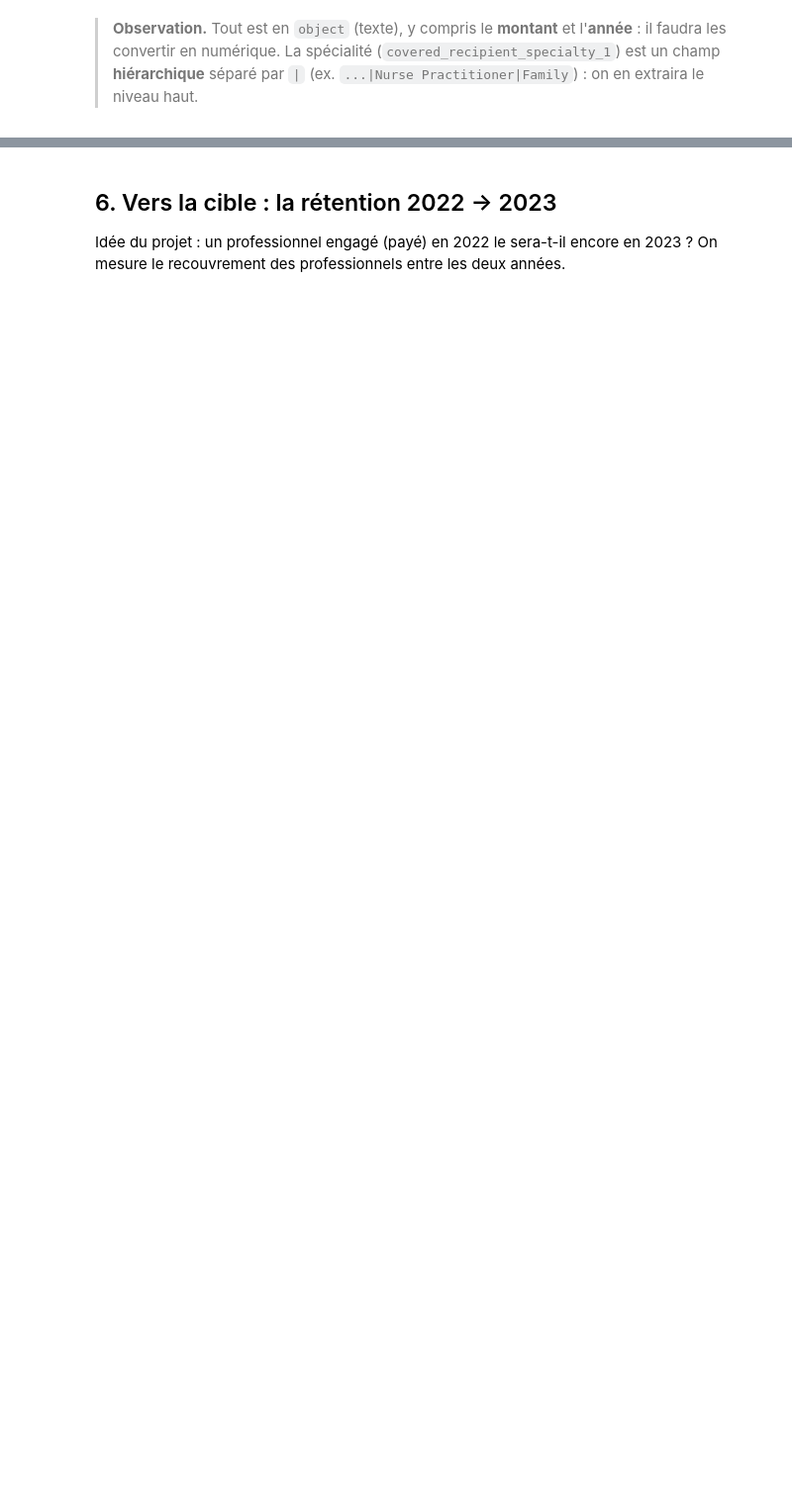
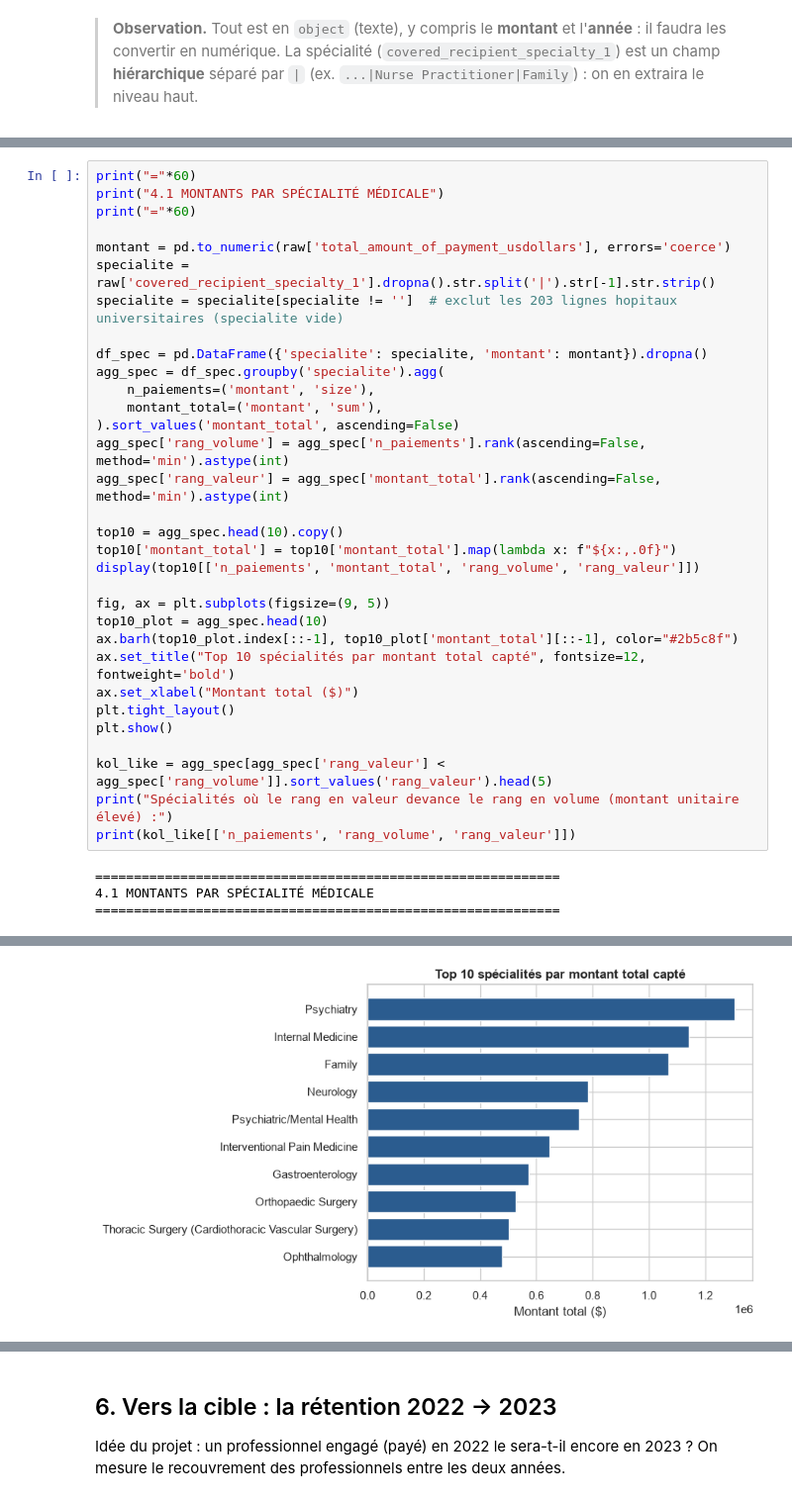
Before and after one commit to juliettebm/pharma-commercial-genai, a Jupyter notebook: notebooks/01_exploration.ipynb, the cells around one changed output, grey strips where cells are left out. Shown at 99% size. Saved outputs shown, nothing was run; the diff lists cells and outputs as text; blank space fills up the shorter version.

```diff
--- a/notebooks/01_exploration.ipynb
+++ b/notebooks/01_exploration.ipynb
@@ -161,0 +567,36 @@ Name: count, dtype: int64
+# %%
+print("="*60)
+print("4.1 MONTANTS PAR SPÉCIALITÉ MÉDICALE")
+print("="*60)
+
+montant = pd.to_numeric(raw['total_amount_of_payment_usdollars'], errors='coerce')
+specialite = raw['covered_recipient_specialty_1'].dropna().str.split('|').str[-1].str.strip()
+specialite = specialite[specialite != '']  # exclut les 203 lignes hopitaux universitaires (specialite vide)
+
+df_spec = pd.DataFrame({'specialite': specialite, 'montant': montant}).dropna()
+agg_spec = df_spec.groupby('specialite').agg(
+    n_paiements=('montant', 'size'),
+    montant_total=('montant', 'sum'),
+).sort_values('montant_total', ascending=False)
+agg_spec['rang_volume'] = agg_spec['n_paiements'].rank(ascending=False, method='min').astype(int)
+agg_spec['rang_valeur'] = agg_spec['montant_total'].rank(ascending=False, method='min').astype(int)
+
+top10 = agg_spec.head(10).copy()
+top10['montant_total'] = top10['montant_total'].map(lambda x: f"${x:,.0f}")
+display(top10[['n_paiements', 'montant_total', 'rang_volume', 'rang_valeur']])
+
+fig, ax = plt.subplots(figsize=(9, 5))
+top10_plot = agg_spec.head(10)
+ax.barh(top10_plot.index[::-1], top10_plot['montant_total'][::-1], color="#2b5c8f")
+ax.set_title("Top 10 spécialités par montant total capté", fontsize=12, fontweight='bold')
+ax.set_xlabel("Montant total ($)")
+plt.tight_layout()
+plt.show()
+
+kol_like = agg_spec[agg_spec['rang_valeur'] < agg_spec['rang_volume']].sort_values('rang_valeur').head(5)
+print("Spécialités où le rang en valeur devance le rang en volume (montant unitaire élevé) :")
+print(kol_like[['n_paiements', 'rang_volume', 'rang_valeur']])
+# %% [output]
+============================================================
+4.1 MONTANTS PAR SPÉCIALITÉ MÉDICALE
+============================================================
@@ -161,0 +615 @@ Name: count, dtype: int64
+[figure, added]
```
Also changed, not shown: parts of 59 cells of this notebook, 2 other files.
